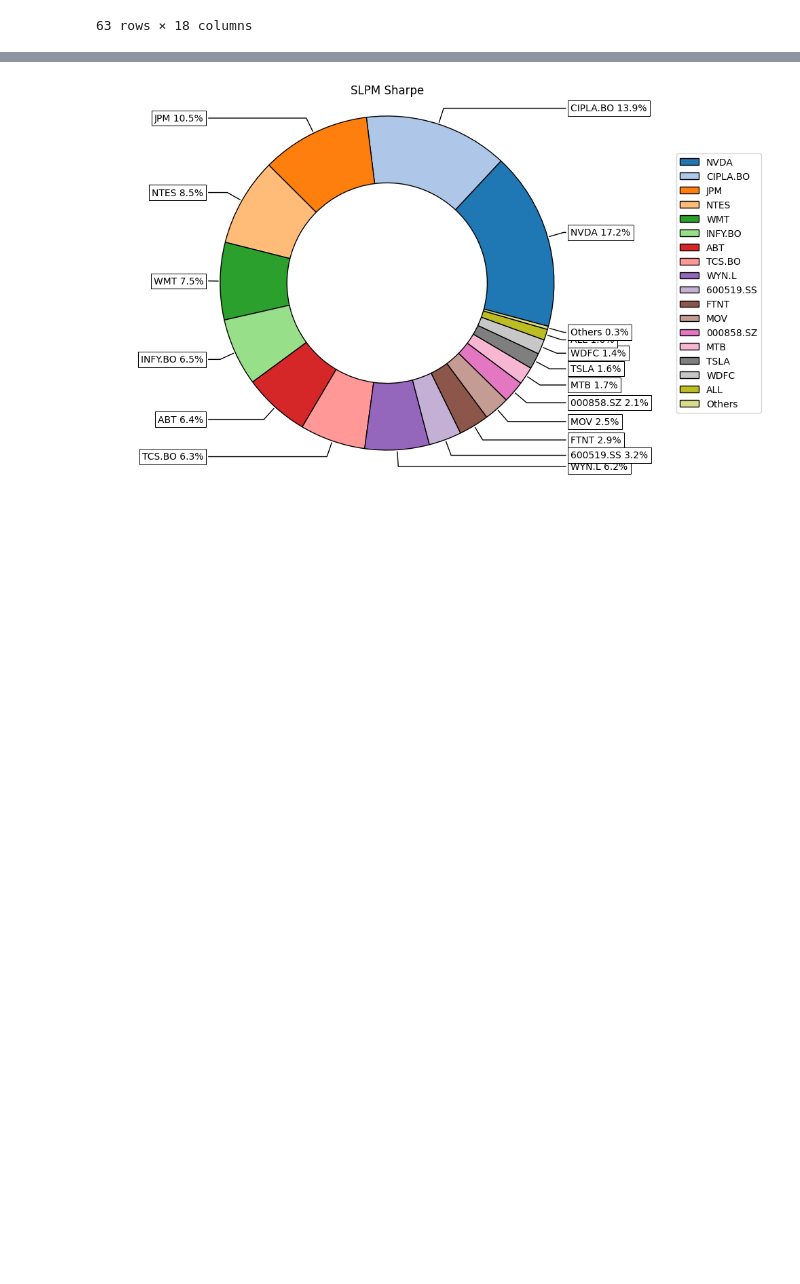
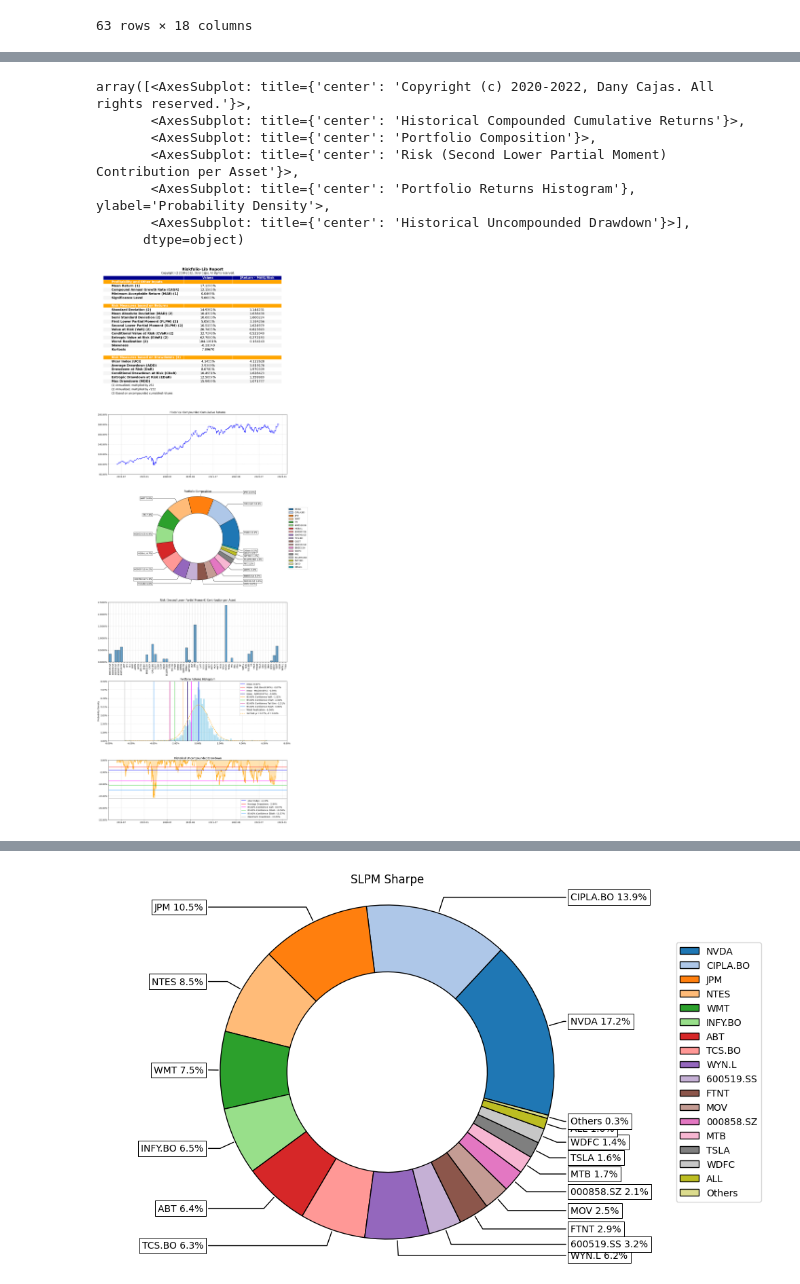
Before and after one commit to aliencaocao/wharton-comp, a Jupyter notebook: portfolio optimization.ipynb, the cells around one changed output, grey strips where cells are left out. Drawn from its saved outputs; the diff is of its cells as text; code cells hidden in the pictures; blank space fills up the shorter version.

```diff
--- a/portfolio optimization.ipynb
+++ b/portfolio optimization.ipynb
@@ -171,3 +201,16 @@ pd.DataFrame(P.T)
+# %%
+returns.index = returns.index.map(lambda a: pd.to_datetime(a).date())  # remove timezone awareness by converting to dates only
+rp.Reports.excel_report(returns, w_bl, rf=risk_free_rate, alpha=0.05, t_factor=252, ini_days=1, days_per_year=252, name='portfolio_report')
+rp.Reports.jupyter_report(returns, w_bl, rm=risk_measure, rf=risk_free_rate, alpha=0.05, others=0.01, nrow=len(port.assetslist), height=6, width=14, t_factor=252, ini_days=1, days_per_year=252, bins=100)
+# %% [output]
+array([<AxesSubplot: title={'center': 'Copyright (c) 2020-2022, Dany Cajas. All rights reserved.'}>,
+       <AxesSubplot: title={'center': 'Historical Compounded Cumulative Returns'}>,
+       <AxesSubplot: title={'center': 'Portfolio Composition'}>,
+       <AxesSubplot: title={'center': 'Risk (Second Lower Partial Moment) Contribution per Asset'}>,
+       <AxesSubplot: title={'center': 'Portfolio Returns Histogram'}, ylabel='Probability Density'>,
+       <AxesSubplot: title={'center': 'Historical Uncompounded Drawdown'}>],
+      dtype=object)
+[figure, added]
 # %%
 port.blacklitterman_stats(P, Q/252, rf=risk_free_rate, w=w, delta=None, eq=True)
 model='BL'
```
Also changed, not shown: parts of 10 cells of this notebook, 24 other files.
